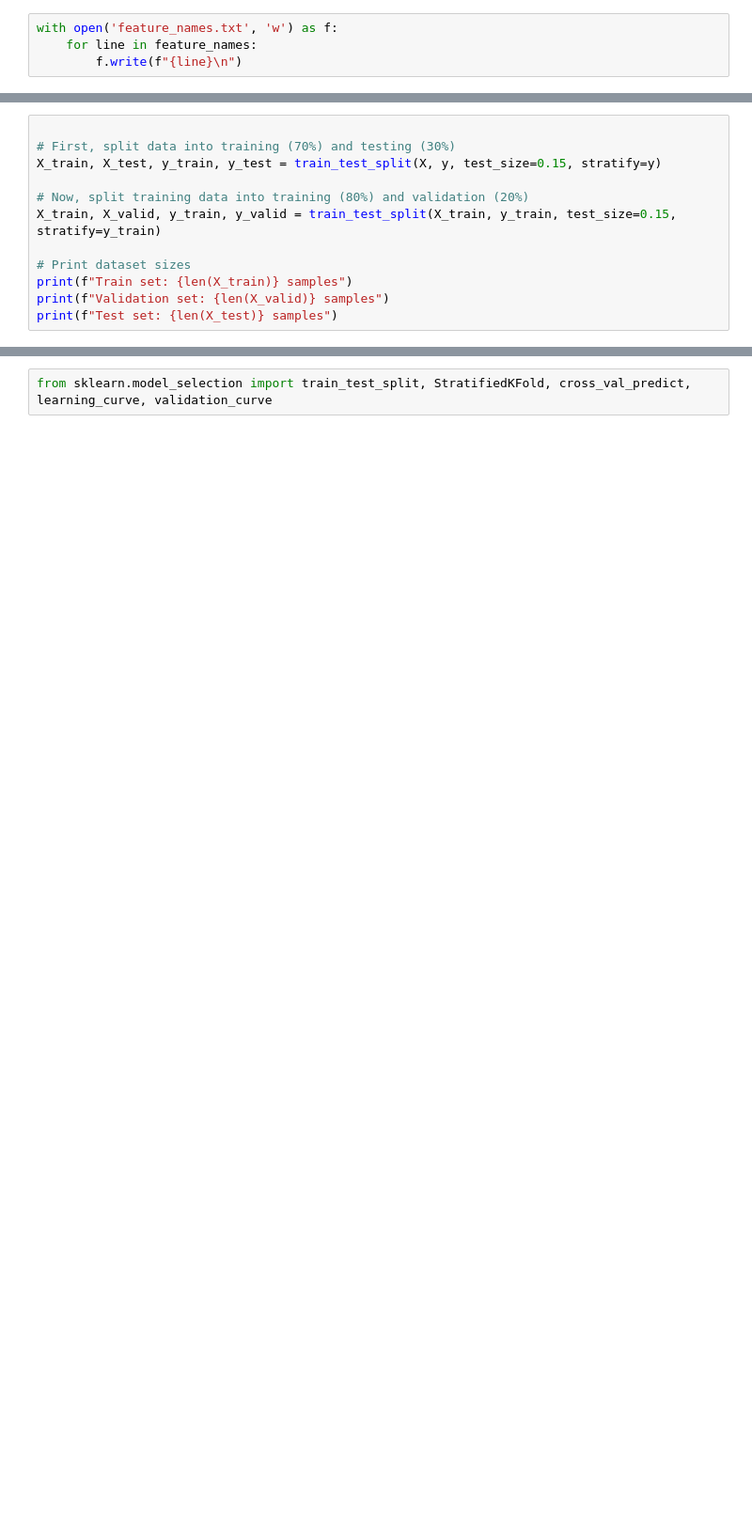
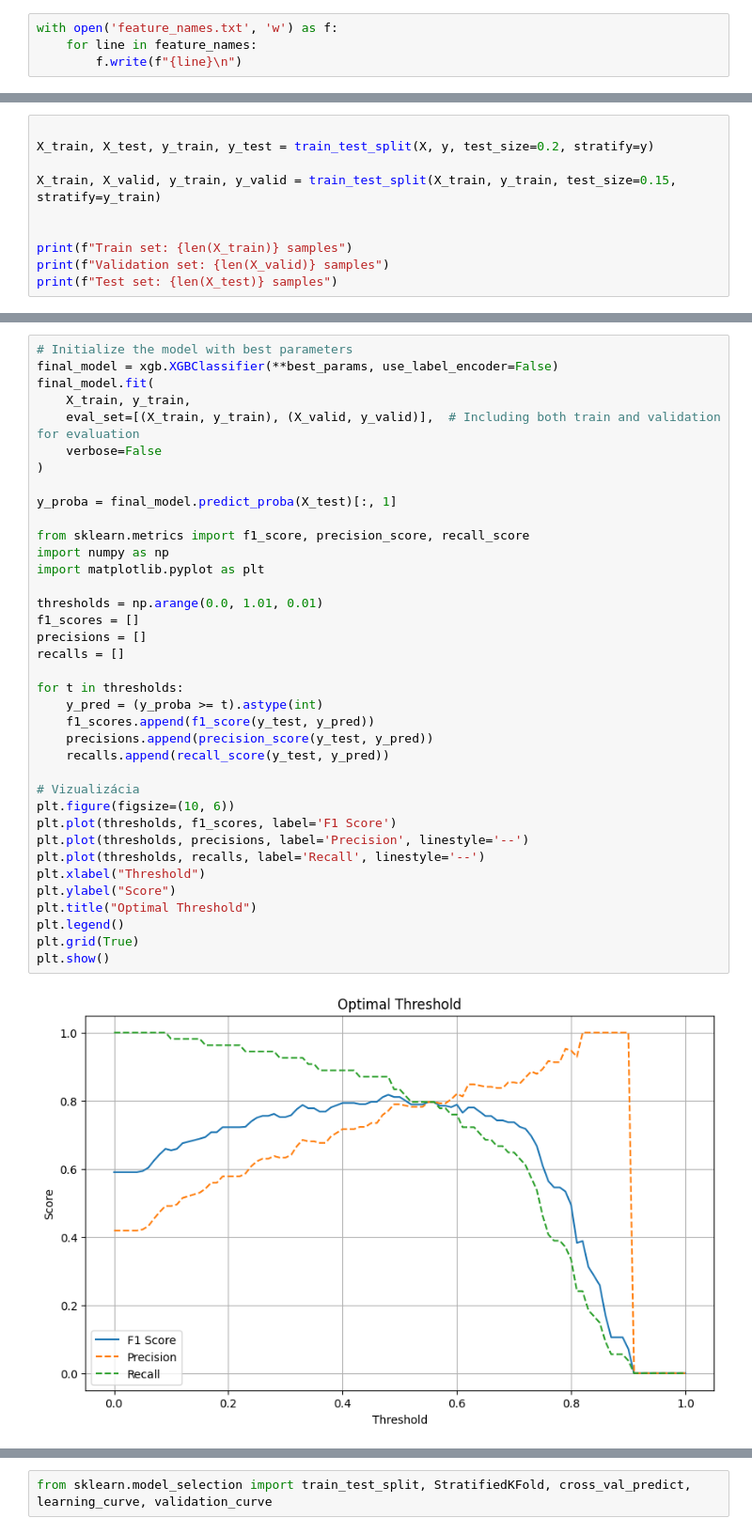
Before and after one commit to zjavkovam/DP-QSAR-Skin-Irritation, a Jupyter notebook: Optimalization/XGB_Optimalization.ipynb, the cells around one changed output, grey strips where cells are left out. Shown at 94% size. Cells and saved outputs as stored; diff of their text form; blank space fills up the shorter version.

```diff
--- a/Optimalization/XGB_Optimalization.ipynb
+++ b/Optimalization/XGB_Optimalization.ipynb
@@ -48,13 +55,11 @@ X = df.drop(columns=['Irritation'])  # Assuming 'Call' is the target variable
 y = df['Irritation']
 # %%
 
-# First, split data into training (70%) and testing (30%)
-X_train, X_test, y_train, y_test = train_test_split(X, y, test_size=0.15, stratify=y)
+X_train, X_test, y_train, y_test = train_test_split(X, y, test_size=0.2, stratify=y)
 
-# Now, split training data into training (80%) and validation (20%)
 X_train, X_valid, y_train, y_valid = train_test_split(X_train, y_train, test_size=0.15, stratify=y_train)
 
-# Print dataset sizes
+
 print(f"Train set: {len(X_train)} samples")
 print(f"Validation set: {len(X_valid)} samples")
 print(f"Test set: {len(X_test)} samples")
@@ -324,0 +168,39 @@ Final Accuracy on Test Set: 0.713903743315508
+# %%
+# Initialize the model with best parameters
+final_model = xgb.XGBClassifier(**best_params, use_label_encoder=False)
+final_model.fit(
+    X_train, y_train,
+    eval_set=[(X_train, y_train), (X_valid, y_valid)],  # Including both train and validation for evaluation
+    verbose=False
+)
+
+y_proba = final_model.predict_proba(X_test)[:, 1]
+
+from sklearn.metrics import f1_score, precision_score, recall_score
+import numpy as np
+import matplotlib.pyplot as plt
+
+thresholds = np.arange(0.0, 1.01, 0.01)
+f1_scores = []
+precisions = []
+recalls = []
+
+for t in thresholds:
+    y_pred = (y_proba >= t).astype(int)
+    f1_scores.append(f1_score(y_test, y_pred))
+    precisions.append(precision_score(y_test, y_pred))
+    recalls.append(recall_score(y_test, y_pred))
+
+# Vizualizácia
+plt.figure(figsize=(10, 6))
+plt.plot(thresholds, f1_scores, label='F1 Score')
+plt.plot(thresholds, precisions, label='Precision', linestyle='--')
+plt.plot(thresholds, recalls, label='Recall', linestyle='--')
+plt.xlabel("Threshold")
+plt.ylabel("Score")
+plt.title("Optimal Threshold")
+plt.legend()
+plt.grid(True)
+plt.show()
+# %% [output]
+[figure, added]
```
Also changed, not shown: parts of 45 cells of this notebook, 41 other files.
